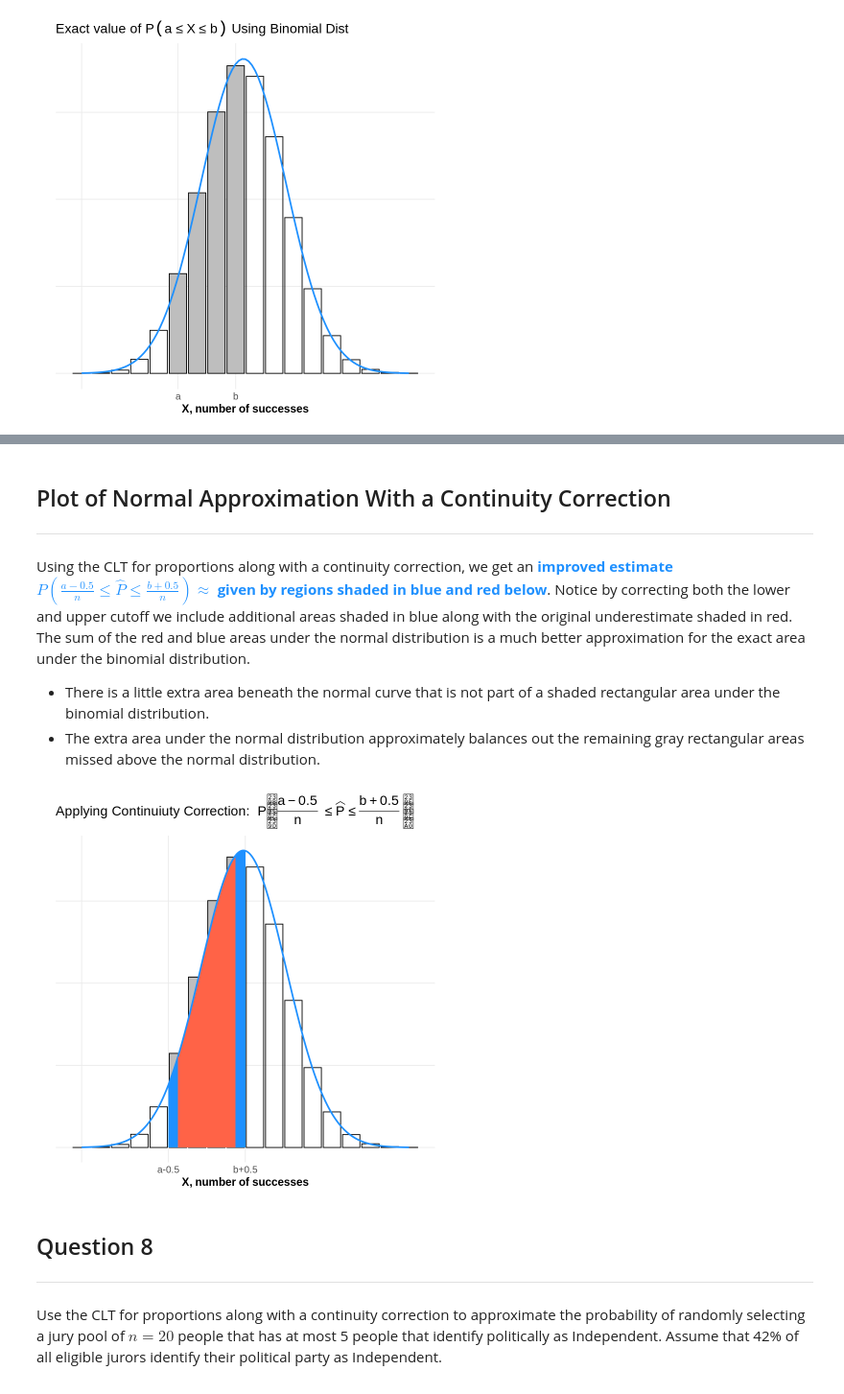
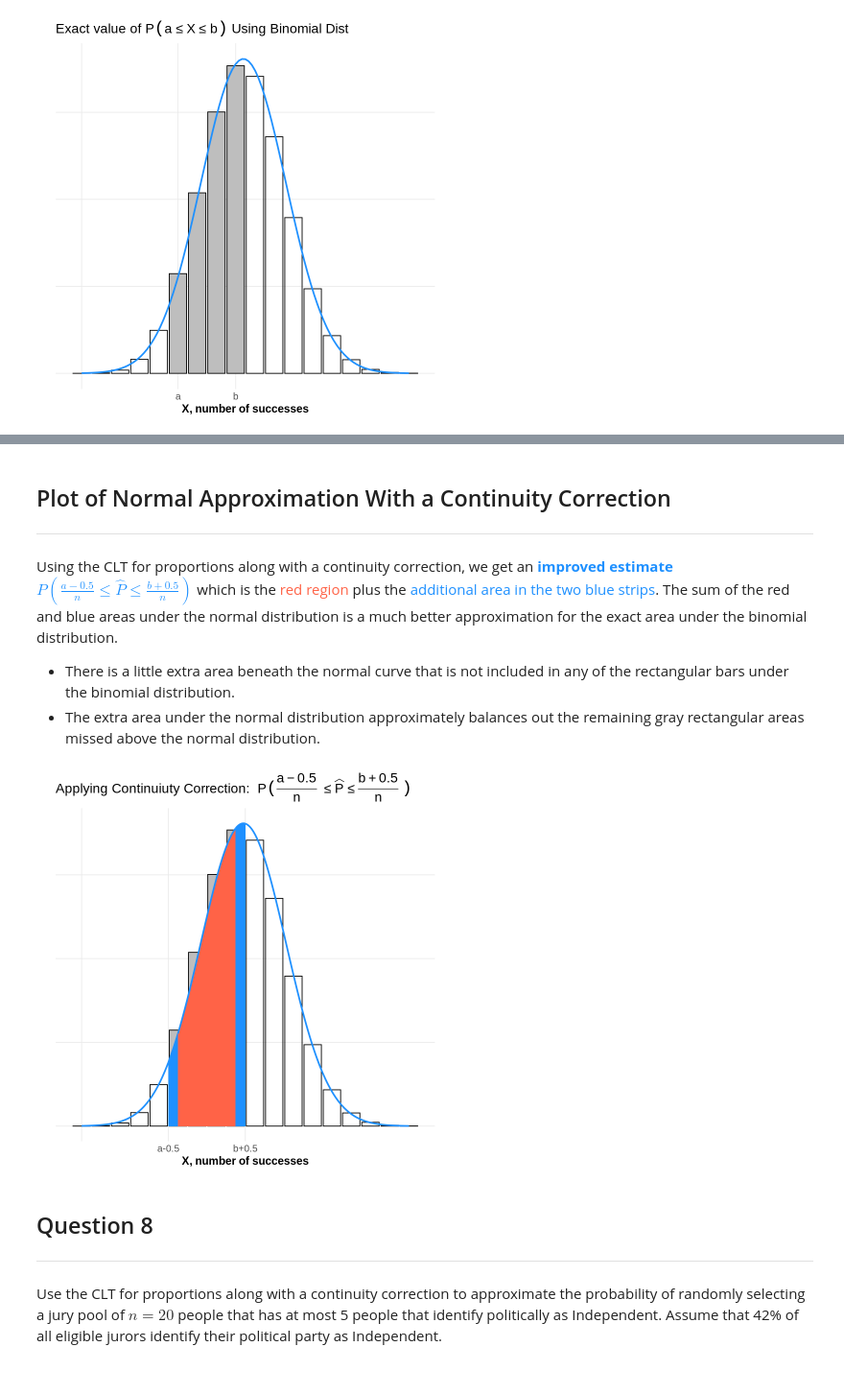
Before and after one commit to CU-Denver-MathStats-OER/Statistical-Theory, a Jupyter notebook: Chap3/11-Sampling-Dist-Prop.ipynb, the cells around one changed output, grey strips where cells are left out. Shown at 96% size. Drawn from its saved outputs; the diff is of its cells as text; code cells hidden in the pictures.

```diff
--- a/Chap3/11-Sampling-Dist-Prop.ipynb
+++ b/Chap3/11-Sampling-Dist-Prop.ipynb
@@ -726,52 +733,50 @@ ggplot(df, aes(x = x, y = y)) +  # plot df columns along x,y-axes
 
 Using the CLT for proportions along with a continuity correction, we get
 an <font color="dodgerblue">**improved estimate
-$P \left( \frac{a-0.5}{n} \leq \widehat{P} \leq \frac{b+0.5}{n} \right) \approx$
-given by regions shaded in blue and red below**</font>. Notice by
-correcting both the lower and upper cutoff we include additional areas
-shaded in blue along with the original underestimate shaded in red. The
-sum of the red and blue areas under the normal distribution is a much
-better approximation for the exact area under the binomial distribution.
+$P \left( \frac{a-0.5}{n} \leq \widehat{P} \leq \frac{b+0.5}{n} \right)$**</font> which is the <font color="tomato">red region</font> plus the <font color="dodgerblue">additional area in the two blue strips</font>. The sum of the red and blue areas under the normal distribution is a much better approximation for the exact area under the binomial distribution.
 
--   There is a little extra area beneath the normal curve that is not
-    part of a shaded rectangular area under the binomial distribution.
--   The extra area under the normal distribution approximately balances
-    out the remaining gray rectangular areas missed above the normal
-    distribution.
+-   There is a little extra area beneath the normal curve that is not included in any of the rectangular bars under the binomial distribution.
+-   The extra area under the normal distribution approximately balances out the remaining gray rectangular areas missed above the normal distribution.
 # %%
+#####################################
+# Nothing to Edit in this code cell
+# Just run the code cell
+# And interpret the output
+####################################
+
 ggplot(df, aes(x = x, y = y)) +  # plot df columns along x,y-axes
   geom_bar(stat="identity",  # plot P(X=x) as discrete bars
            fill = Success2,
            color = "black") +
   geom_area(stat = "function", fun = dnorm, args = c(mean = mean, sd = sd),
             color = "dodgerblue", fill = NA, size = 1,
             xlim = c(xmin, 4.5)) +
   geom_area(stat = "function", fun = dnorm, args = c(mean = mean, sd = sd),
             color = "dodgerblue", fill = "dodgerblue", size = 1,
             xlim = c(4.5, 5)) +
   geom_area(stat = "function", fun = dnorm, args = c(mean = mean, sd = sd),
             color = "dodgerblue", fill = "tomato", size = 1,
             xlim = c(5, 8)) +
   geom_area(stat = "function", fun = dnorm, args = c(mean = mean, sd = sd),
             color = "dodgerblue", fill = "dodgerblue", size = 1,
             xlim = c(8, 8.5)) +
   geom_area(stat = "function", fun = dnorm, args = c(mean = mean, sd = sd),
             color = "dodgerblue", fill = NA, , size = 1,
             xlim = c(8.5, xmax)) +
-    labs(title = TeX(r"(Applying Continuiuty Correction:  $P \left( \frac{a-0.5}{n} \leq \widehat{P} \leq \frac{b+0.5}{n} \right)$)"),
+    labs(title = TeX(r"(Applying Continuiuty Correction:  $P ( \frac{a-0.5}{n} \leq \widehat{P} \leq \frac{b+0.5}{n} )$)"),
        x = "X, number of successes",  # x-axis label
        y = "") +  # y-axis label
   # set plotting options
   scale_x_continuous(breaks=c(0,4.5,8.5), labels=c("", "a-0.5", "b+0.5")) +
   theme_minimal() +
   theme(axis.title.x = element_text(face="bold", size=14),
         title = element_text(size=14, face='bold'),
         axis.text.x = element_text(size=12),
         #axis.text.y = element_text(size=12),
         axis.text.y = element_blank(),
         panel.grid.minor = element_blank())
 # %% [output]
-[figure, old version]
+[figure, new version]
 # %% [markdown]
 ## <a name="11">Question 8</a>
 
```
Also changed, not shown: parts of 12 cells of this notebook.
